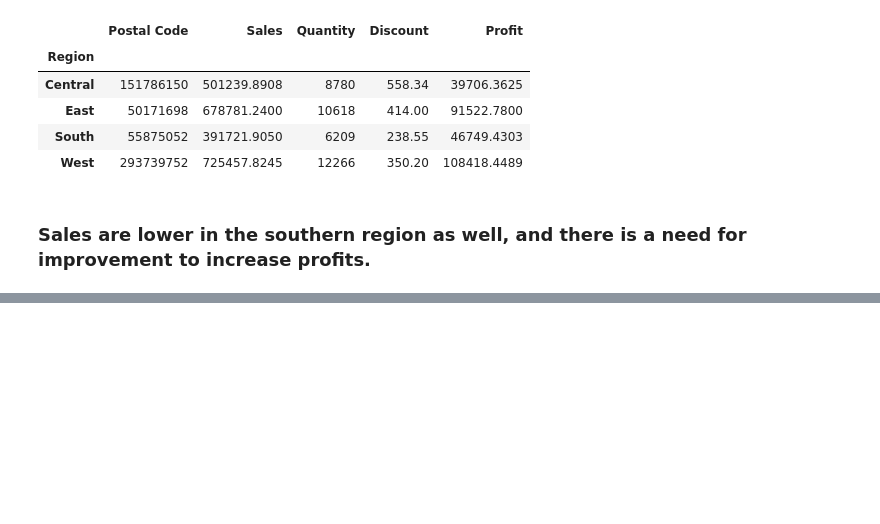
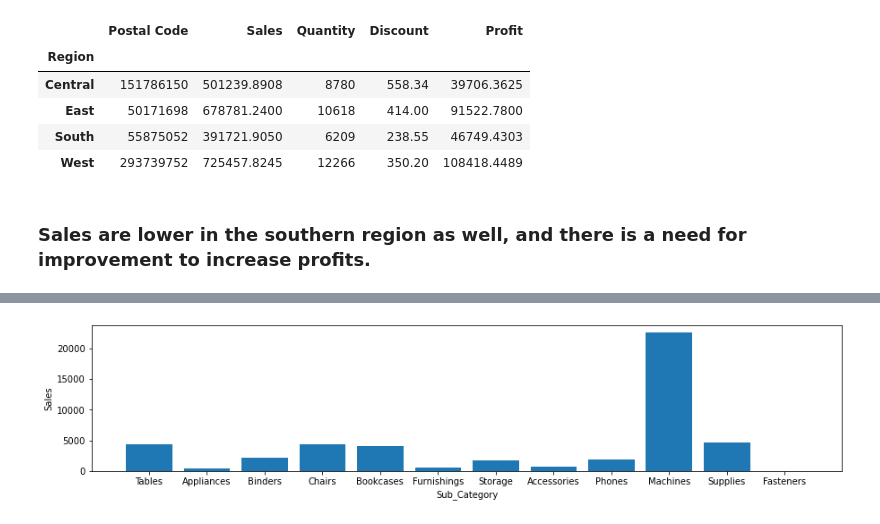
Before and after one commit to vivekkum-ar/SuperCenter-Data-EDA, a Jupyter notebook: EDA-on-superstore-dataset.ipynb, the cells around one changed output, grey strips where cells are left out. Saved outputs shown, nothing was run; the diff lists cells and outputs as text; code cells hidden in the pictures; blank space fills up the shorter version.

Commit message:
Category wise sales

```diff
--- a/EDA-on-superstore-dataset.ipynb
+++ b/EDA-on-superstore-dataset.ipynb
@@ -391,0 +410,9 @@ superstore_df.groupby(by='Region').sum()
+# %%
+plt.rcParams['figure.figsize']=(15,3)
+# %%
+plt.bar(loss_df['Sub-Category'],loss_df['Sales']);
+plt.rcParams.update({'font.size':10});
+plt.xlabel('Sub_Category');
+plt.ylabel('Sales');
+# %% [output]
+[figure, added]
```
Also changed, not shown: parts of 6 cells of this notebook.
